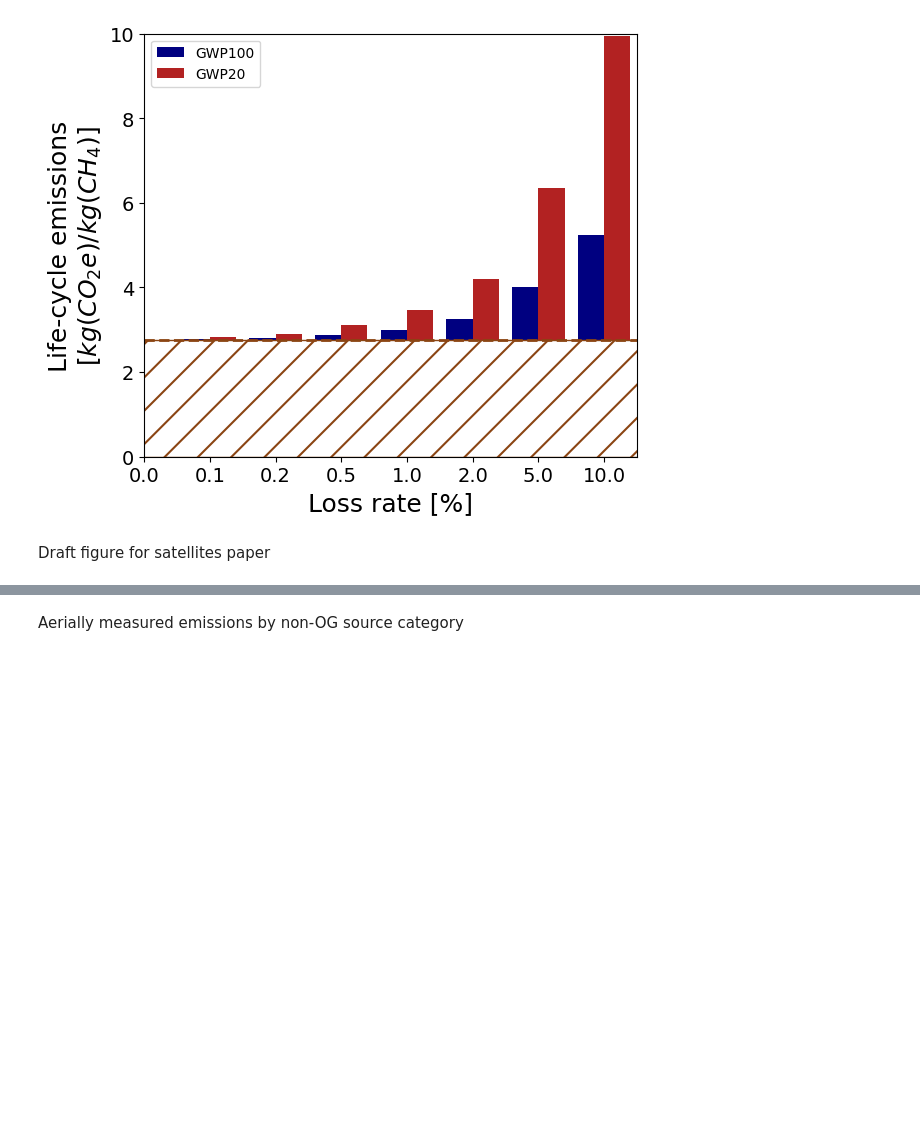
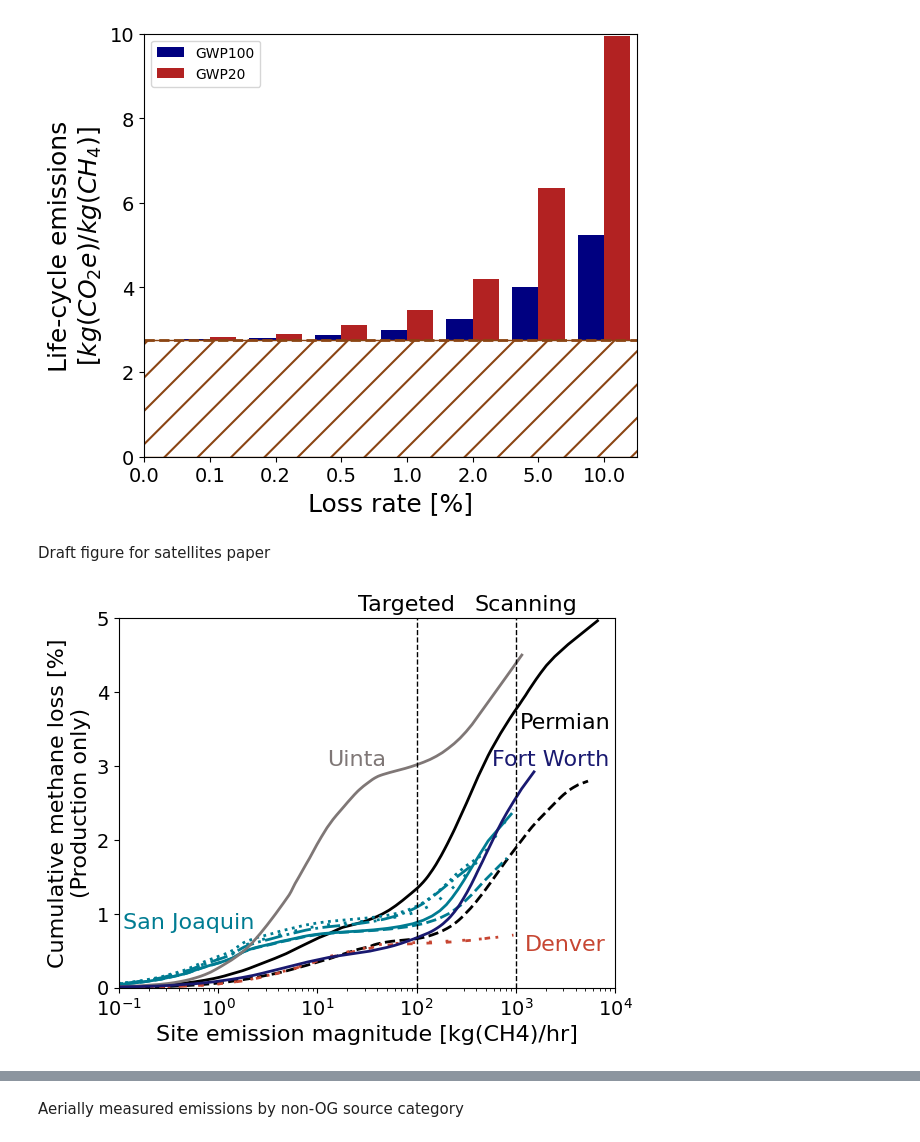
Before and after one commit to esherwin/MethaneDistributions, a Jupyter notebook: DistributionsMain.ipynb, the cells around one changed output, grey strips where cells are left out. Drawn from its saved outputs; the diff is of its cells as text; code cells hidden in the pictures; blank space fills up the shorter version.

```diff
--- a/DistributionsMain.ipynb
+++ b/DistributionsMain.ipynb
@@ -1584,56 +1713,63 @@ DJLossRateSummer2021, DJLossRateFall2021, AppalachiaLossRate, UintaLossRate, Bar
 # %%
 # Satellite visible fraction distributions
 
+fraction_to_percent = 100
+
 ax = plt.gca()
 # Main plot
-plt.semilogx(kairosPermian['Emission magnitude [kgh]'], KairosPermianLossRate*(1 - kairosPermian['Cumulative emissions fraction [%]']), linewidth=2, color=colors[0], linestyle='solid')
-plt.semilogx(CMPermian2019['Emission magnitude [kgh]'], CMPermianLossRate2019*(1 - CMPermian2019['Cumulative emissions fraction [%]']), linewidth=2, color=colors[0], linestyle='dashed')
-plt.semilogx(CMCA2020COVID['Emission magnitude [kgh]'], CALossRate2020COVID*(1 - CMCA2020COVID['Cumulative emissions fraction [%]']), linewidth=2, color=colors[1], linestyle='solid')
-plt.semilogx(CMCA2017['Emission magnitude [kgh]'], CALossRate2017*(1 - CMCA2017['Cumulative emissions fraction [%]']), linewidth=2, color=colors[1], linestyle=(0, (1, 5)))
-plt.semilogx(CMCA2016['Emission magnitude [kgh]'], CALossRate2016*(1 - CMCA2016['Cumulative emissions fraction [%]']), linewidth=2, color=colors[1], linestyle="dotted")
-plt.semilogx(CMCA2021['Emission magnitude [kgh]'], CALossRate2021*(1 - CMCA2021['Cumulative emissions fraction [%]']), linewidth=2, color=colors[1], linestyle="dashdot")
-plt.semilogx(CMCA2020['Emission magnitude [kgh]'], CALossRate2020*(1 - CMCA2020['Cumulative emissions fraction [%]']), linewidth=2, color=colors[1], linestyle="dashed")
-plt.semilogx(CMDJ2021Summer['Emission magnitude [kgh]'], DJLossRateSummer2021*(1 - CMDJ2021Summer['Cumulative emissions fraction [%]']), linewidth=2, color=colors[2], linestyle=(5, (2, 5)))
-plt.semilogx(CMDJ2021Fall['Emission magnitude [kgh]'], DJLossRateFall2021*(1 - CMDJ2021Fall['Cumulative emissions fraction [%]']), linewidth=2, color=colors[2], linestyle=(1, (1, 5)))
+plt.semilogx(kairosPermian['Emission magnitude [kgh]'], fraction_to_percent*surveyStats.loc['Kairos_Permian', 'FracLossProd']*(1 - kairosPermian['Cumulative emissions fraction [%]']), linewidth=2, color=colors[0], linestyle='solid')
+plt.semilogx(CMPermian2019['Emission magnitude [kgh]'], fraction_to_percent*surveyStats.loc['Permian_2019', 'FracLossProd']*(1 - CMPermian2019['Cumulative emissions fraction [%]']), linewidth=2, color=colors[0], linestyle='dashed')
+# plt.semilogx(CMPermian2020['Emission magnitude [kgh]'], fraction_to_percent*surveyStats.loc['Permian_2020', 'FracLossProd']*(1 - CMPermian2020['Cumulative emissions fraction [%]']), linewidth=2, color=colors[0], linestyle=(0, (1, 5)))
+# plt.semilogx(CMPermian2021Summer['Emission magnitude [kgh]'], fraction_to_percent*surveyStats.loc['Permian_summer2021', 'FracLossProd']*(1 - CMPermian2021Summer['Cumulative emissions fraction [%]']), linewidth=2, color=colors[0], linestyle='dotted')
+# plt.semilogx(CMPermian2021Fall['Emission magnitude [kgh]'], fraction_to_percent*surveyStats.loc['Permian_fall2021', 'FracLossProd']*(1 - CMPermian2021Fall['Cumulative emissions fraction [%]']), linewidth=2, color=colors[0], linestyle='dashdot')
+plt.semilogx(CMCA2020COVID['Emission magnitude [kgh]'], fraction_to_percent*surveyStats.loc['San_Joaquin_summer2020', 'FracLossProd']*(1 - CMCA2020COVID['Cumulative emissions fraction [%]']), linewidth=2, color=colors[1], linestyle='solid')
+plt.semilogx(CMCA2017['Emission magnitude [kgh]'], fraction_to_percent*surveyStats.loc['San_Joaquin_2017', 'FracLossProd']*(1 - CMCA2017['Cumulative emissions fraction [%]']), linewidth=2, color=colors[1], linestyle=(0, (1, 5)))
+plt.semilogx(CMCA2016['Emission magnitude [kgh]'], fraction_to_percent*surveyStats.loc['San_Joaquin_2016', 'FracLossProd']*(1 - CMCA2016['Cumulative emissions fraction [%]']), linewidth=2, color=colors[1], linestyle="dotted")
+plt.semilogx(CMCA2021['Emission magnitude [kgh]'], fraction_to_percent*surveyStats.loc['San_Joaquin_fall2021', 'FracLossProd']*(1 - CMCA2021['Cumulative emissions fraction [%]']), linewidth=2, color=colors[1], linestyle="dashdot")
+plt.semilogx(CMCA2020['Emission magnitude [kgh]'], fraction_to_percent*surveyStats.loc['San_Joaquin_fall2020', 'FracLossProd']*(1 - CMCA2020['Cumulative emissions fraction [%]']), linewidth=2, color=colors[1], linestyle="dashed")
+plt.semilogx(CMDJ2021Summer['Emission magnitude [kgh]'], fraction_to_percent*surveyStats.loc['Denver_summer2021', 'FracLossProd']*(1 - CMDJ2021Summer['Cumulative emissions fraction [%]']), linewidth=2, color=colors[2], linestyle=(5, (2, 5)))
+plt.semilogx(CMDJ2021Fall['Emission magnitude [kgh]'], fraction_to_percent*surveyStats.loc['Denver_fall2021', 'FracLossProd']*(1 - CMDJ2021Fall['Cumulative emissions fraction [%]']), linewidth=2, color=colors[2], linestyle=(1, (1, 5)))
 # plt.semilogx(CMAppalachia2021['Emission magnitude [kgh]'], AppalachiaLossRate*(1 - CMAppalachia2021['Cumulative emissions fraction [%]']), linewidth=2, color=colors[3])
-plt.semilogx(CMUinta2020['Emission magnitude [kgh]'], UintaLossRate*(1 - CMUinta2020['Cumulative emissions fraction [%]']), linewidth=2, color=colors[4], linestyle="solid")
-plt.semilogx(KairosBarnett['Emission magnitude [kgh]'], BarnettLossRate*(1 - KairosBarnett['Cumulative emissions fraction [%]']), linewidth=2, color=colors[5], linestyle="solid")
+plt.semilogx(CMUinta2020['Emission magnitude [kgh]'], fraction_to_percent*surveyStats.loc['Uinta_2020', 'FracLossProd']*(1 - CMUinta2020['Cumulative emissions fraction [%]']), linewidth=2, color=colors[4], linestyle="solid")
+plt.semilogx(KairosBarnett['Emission magnitude [kgh]'], fraction_to_percent*surveyStats.loc['Fort_Worth_2021', 'FracLossProd']*(1 - KairosBarnett['Cumulative emissions fraction [%]']), linewidth=2, color=colors[5], linestyle="solid")
 
 plt.axvline(100, color=colors[0], linestyle="--", lw=1, label="Targeted")
 plt.text(10**1.9, 5.1, 'Targeted', size=16, color='black', rotation=0, ha='center')
 plt.axvline(1000, color=colors[0], linestyle="--", lw=1, label="Scanning")
 plt.text(10**3.1, 5.1, 'Scanning', size=16, color='black', rotation=0, ha='center')
 
 plt.text(10**1.4, 3, 'Uinta', size=16, color=colors[4], rotation=0, ha='center')
 # plt.text(10**3.4, 4, 'NM Permian', size=16, color=colors[0], rotation=0, ha='center')
-plt.text(10**3.5, 3, 'Permian', size=16, color=colors[0], rotation=0, ha='center')
-plt.text(10**-0.2, 0.9, 'San Joaquin', size=16, color=colors[1], rotation=0, ha='center')
-plt.text(10**2.5, 0.25, 'Barnett', size=16, color=colors[5], rotation=0, ha='center')
-plt.text(10**3.5, 0.5, 'Denver', size=16, color=colors[3], rotation=0, ha='center')
+plt.text(10**3.5, 3.5, 'Permian', size=16, color=colors[0], rotation=0, ha='center')
+plt.text(10**-0.3, 0.8, 'San Joaquin', size=16, color=colors[1], rotation=0, ha='center')
+plt.text(10**3.35, 3, 'Fort Worth', size=16, color=colors[5], rotation=0, ha='center')
+plt.text(10**3.5, 0.5, 'Denver', size=16, color=colors[2], rotation=0, ha='center')
 
 # plt.legend(['Kairos NM Permian 2018-2020',
 #             'CM Permian 2019',
 #             'CM San Joaquin Su2020',
 #             'CM San Joaquin 2017',
 #             'CM San Joaquin 2016',
 #             'CM San Joaquin 2021',
 #             'CM San Joaquin F2020',
 #             'CM Denver-Julesburg Su2021',
 #             'CM Denver-Julesburg F2021',
 #             'CM Pennsylvania 2021',
 #             'CM Uinta 2021',
 #             'Kairos Barnett 2021'],
 #            loc='upper left', fontsize=12)
 ax.set_ylim(0, 5)
 ax.set_xlim(10**-1, 10**4)
 plt.xlabel('Site emission magnitude [kg(CH4)/hr]', size=16)
-plt.ylabel('Cumulative methane loss [%]', size=16)
+plt.ylabel('Cumulative methane loss [%]\n(Production only)', size=16)
 # plt.text(10**-2.8, 0.7, 'Permian', fontsize=24, color='black', rotation=0, ha='left')
 plt.xticks(fontsize=14)
 plt.yticks(fontsize=14)
 
-plt.savefig('Figures/Satellites distributions 20221019.pdf', format='pdf', bbox_inches="tight")
+plt.savefig('Figures/Satellites distributions 20221121.pdf', format='pdf', bbox_inches="tight")
 # plt.show()
+# %% [output]
+[figure, added]
 # %%
 # Satellite min detect needed to guarantee a given fractional loss
 
```
Also changed, not shown: parts of 10 cells of this notebook.
